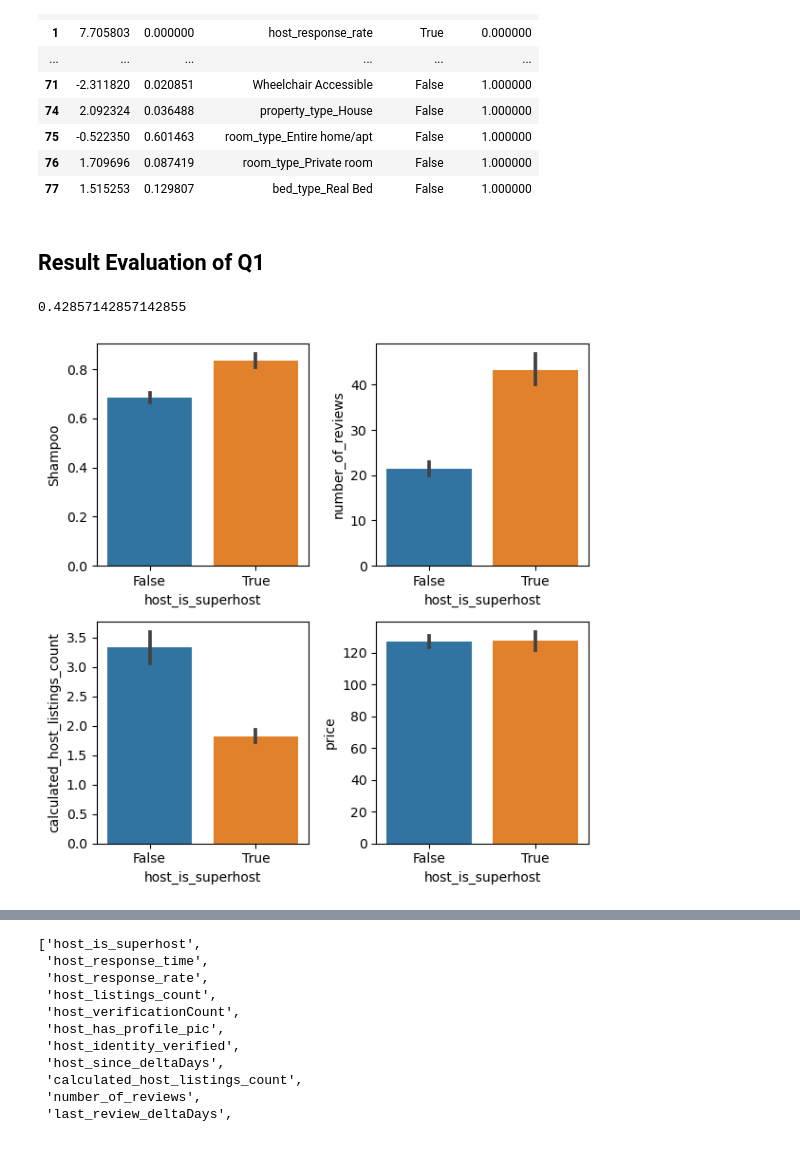
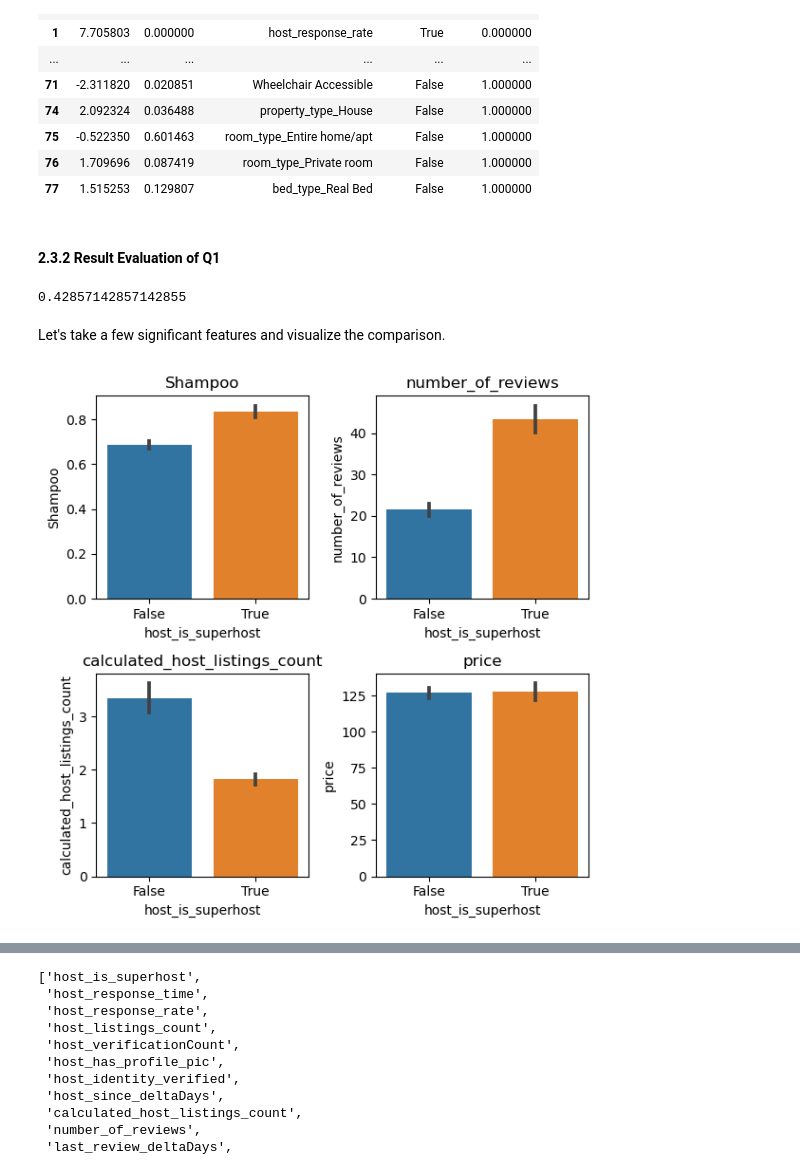
Before and after one commit to zhukuixi/Kaggle, a Jupyter notebook: seattle-airbnb-exploration.ipynb, the cells around one changed output, grey strips where cells are left out. Drawn from its saved outputs; the diff is of its cells as text; code cells hidden in the pictures.

```diff
--- a/seattle-airbnb-exploration.ipynb
+++ b/seattle-airbnb-exploration.ipynb
@@ -339,24 +350,30 @@ ttest_result.sort_values(['significant','adjust_pvalue'],ascending=[False,True])
 | 76 | 1.709696 | 0.087419 | room_type_Private room | False | 1.000000 |
 | 77 | 1.515253 | 0.129807 | bed_type_Real Bed | False | 1.000000 |
 # %% [markdown]
-<a id="result-q1"></a>
-## Result Evaluation of Q1
+<a id="q1-result"></a>
+#### 2.3.2 Result Evaluation of Q1
 # %%
 # About 43% of the significant features are amenities.
 ttest_result.feature[ttest_result.significant==True].isin(unqiue_amenities).sum()/np.sum(ttest_result.significant==True)
 # %% [output]
 0.42857142857142855
+# %% [markdown]
+Let's take a few significant features and visualize the comparison.
 # %%
 matplotlib.rcParams['figure.figsize'] = (6,6)
 plt.subplot(221)
 sns.barplot(data=df_total,y="Shampoo",x="host_is_superhost")
+plt.title("Shampoo")
 plt.subplot(222)
 sns.barplot(data=df_total,y="number_of_reviews",x="host_is_superhost")
+plt.title("number_of_reviews")
 plt.subplot(223)
 sns.barplot(data=df_total,y="calculated_host_listings_count",x="host_is_superhost")
+plt.title("calculated_host_listings_count")
 plt.subplot(224)
 sns.barplot(data=df_total,y="price",x="host_is_superhost")
+plt.title("price")
 plt.tight_layout()
 # %% [output]
-[figure, old version]
+[figure, new version]
 # %% [markdown]
```
Also changed, not shown: parts of 23 cells of this notebook.
